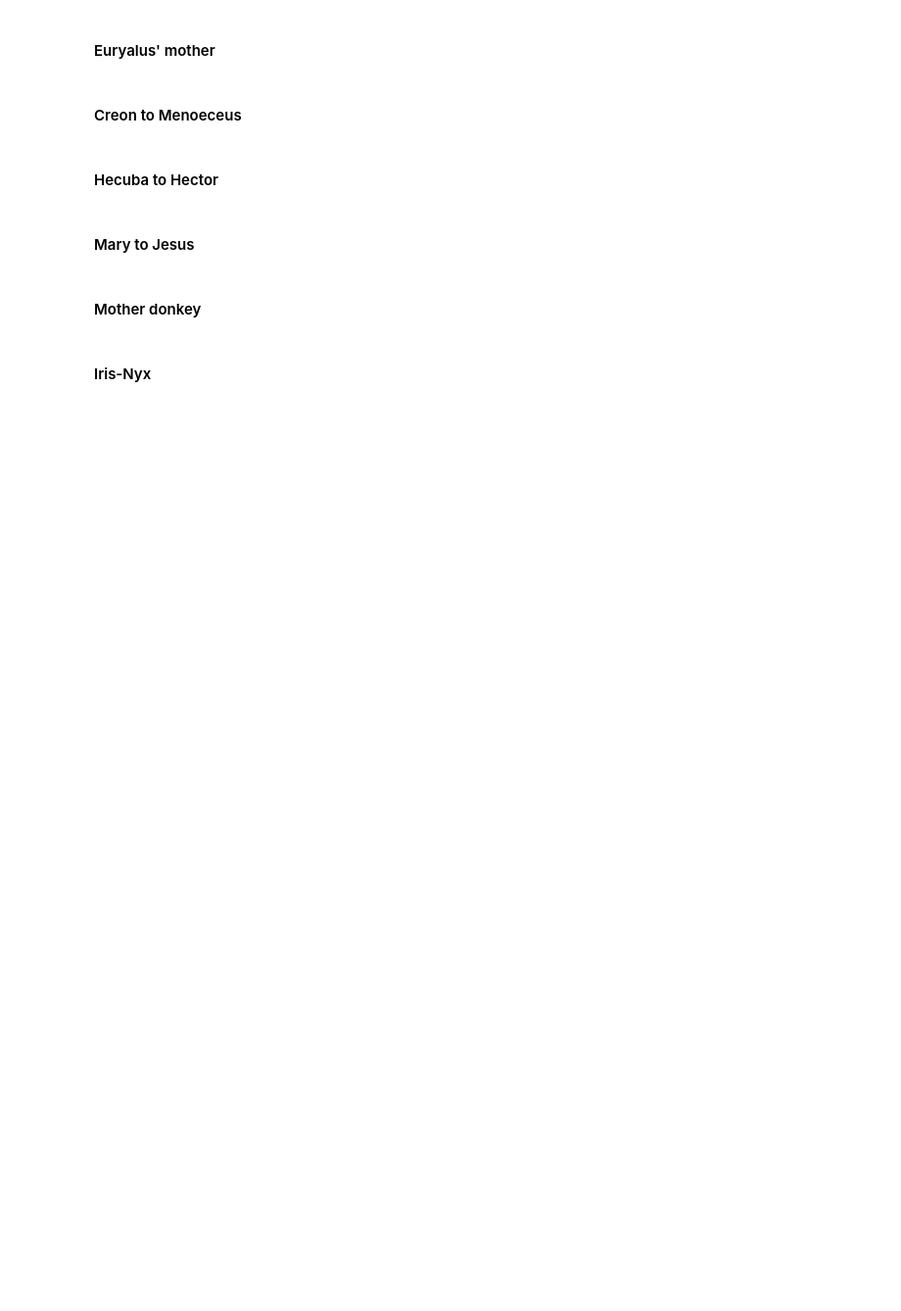
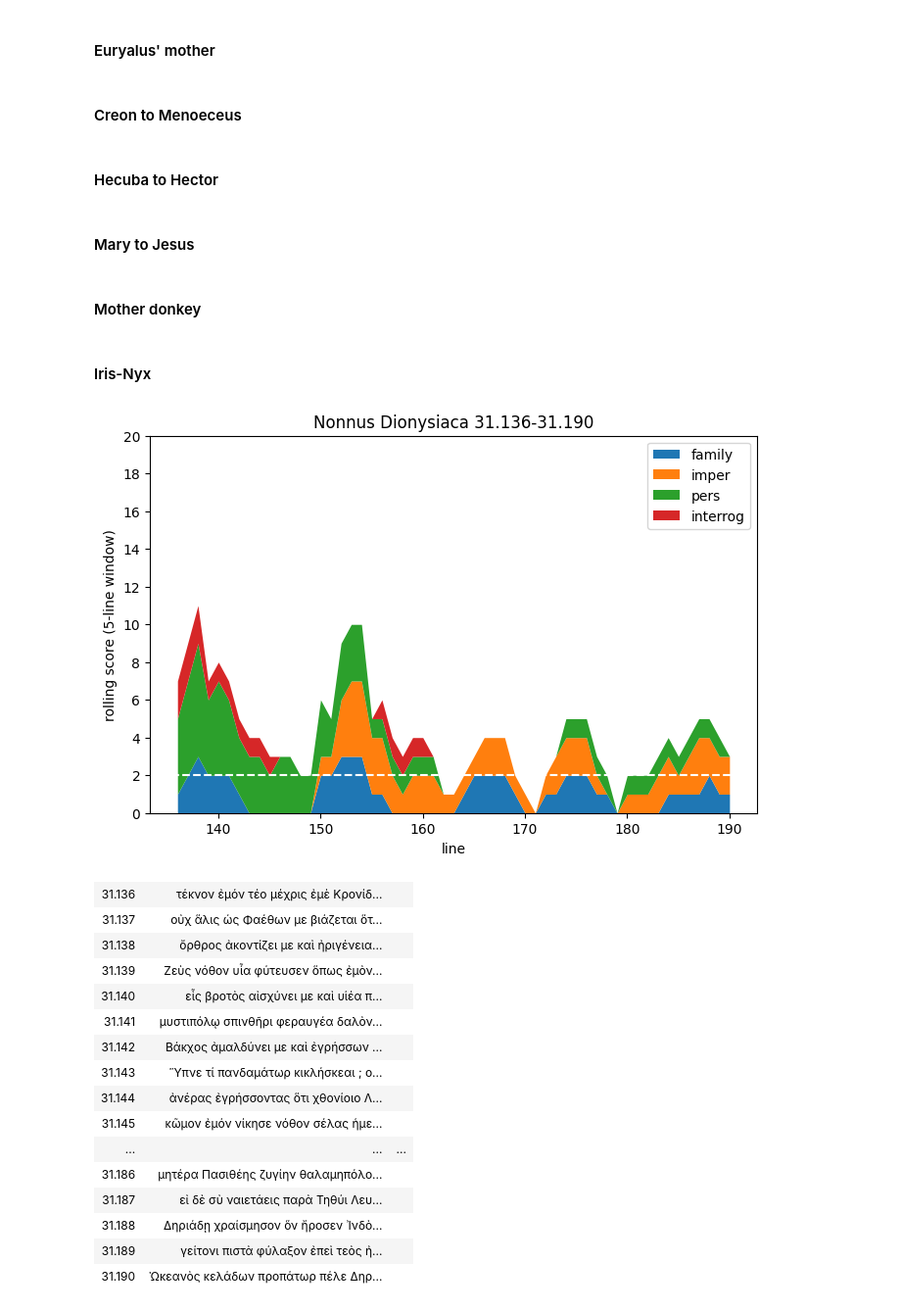
Before and after one commit to cwf2/dices-mta, a Jupyter notebook: Mother speech.ipynb, the cells around one changed output. Shown at 98% size. Drawn from its saved outputs; the diff is of its cells as text; code cells hidden in the pictures; blank space fills up the shorter version.

```diff
--- a/Mother speech.ipynb
+++ b/Mother speech.ipynb
@@ -316,8 +441,9 @@ def highlight(speech_id):
 
     return HTML(html)
 
-def plotAndText(speech_id):
+def plotAndText(speech_id, filename="figure.png"):
     fig = stackPlot(speech_id)
+    fig.savefig(filename)
     html = highlight(speech_id)
     display(fig, html)
 # %% [markdown]
@@ -349,7 +475,25 @@ plotAndText('4319')
 # %% [markdown]
 #### Iris-Nyx
 # %%
-plotAndText('3501')
+plotAndText('3501', "iris-nyx.png")
+# %% [output]
+[figure, added]
+| 31.136 | τέκνον ἐμόν τέο μέχρις ἐμὲ Κρονίδ... |  |
+| 31.137 | οὐχ ἅλις ὡς Φαέθων με βιάζεται ὅτ... |  |
+| 31.138 | ὄρθρος ἀκοντίζει με καὶ ἠριγένεια... |  |
+| 31.139 | Ζεὺς νόθον υἷα φύτευσεν ὅπως ἐμὸν... |  |
+| 31.140 | εἶς βροτὸς αἰσχύνει με καὶ υἱέα π... |  |
+| 31.141 | μυστιπόλῳ σπινθῆρι φεραυγέα δαλὸν... |  |
+| 31.142 | Βάκχος ἀμαλδύνει με καὶ ἐγρήσσων ... |  |
+| 31.143 | Ὕπνε τί πανδαμάτωρ κικλήσκεαι ; ο... |  |
+| 31.144 | ἀνέρας ἐγρήσσοντας ὅτι χθονίοιο Λ... |  |
+| 31.145 | κῶμον ἐμόν νίκησε νόθον σέλας ἡμε... |  |
+| ... | ... | ... |
+| 31.186 | μητέρα Πασιθέης ζυγίην θαλαμηπόλο... |  |
+| 31.187 | εἰ δὲ σὺ ναιετάεις παρὰ Τηθύι Λευ... |  |
+| 31.188 | Δηριάδῃ χραίσμησον ὅν ἤροσεν Ἰνδὸ... |  |
+| 31.189 | γείτονι πιστὰ φύλαξον ἐπεὶ τεὸς ἠ... |  |
+| 31.190 | Ὠκεανὸς κελάδων προπάτωρ πέλε Δηρ... |  |
 # %%
 results.groupby('speech_id', sort=False).agg(
     author = ('author', 'first'),
```
Also changed, not shown: parts of 13 cells of this notebook, 2 other files.
